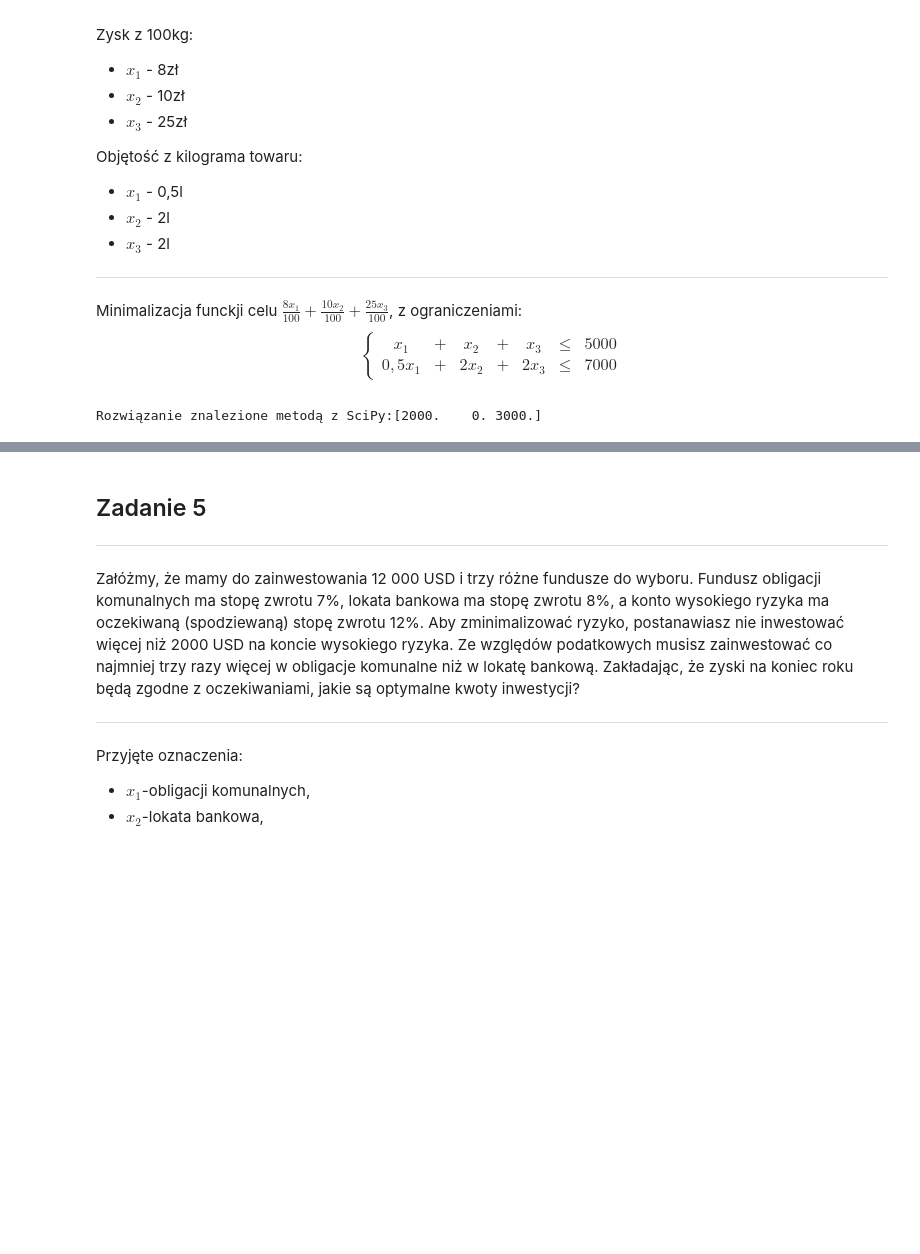
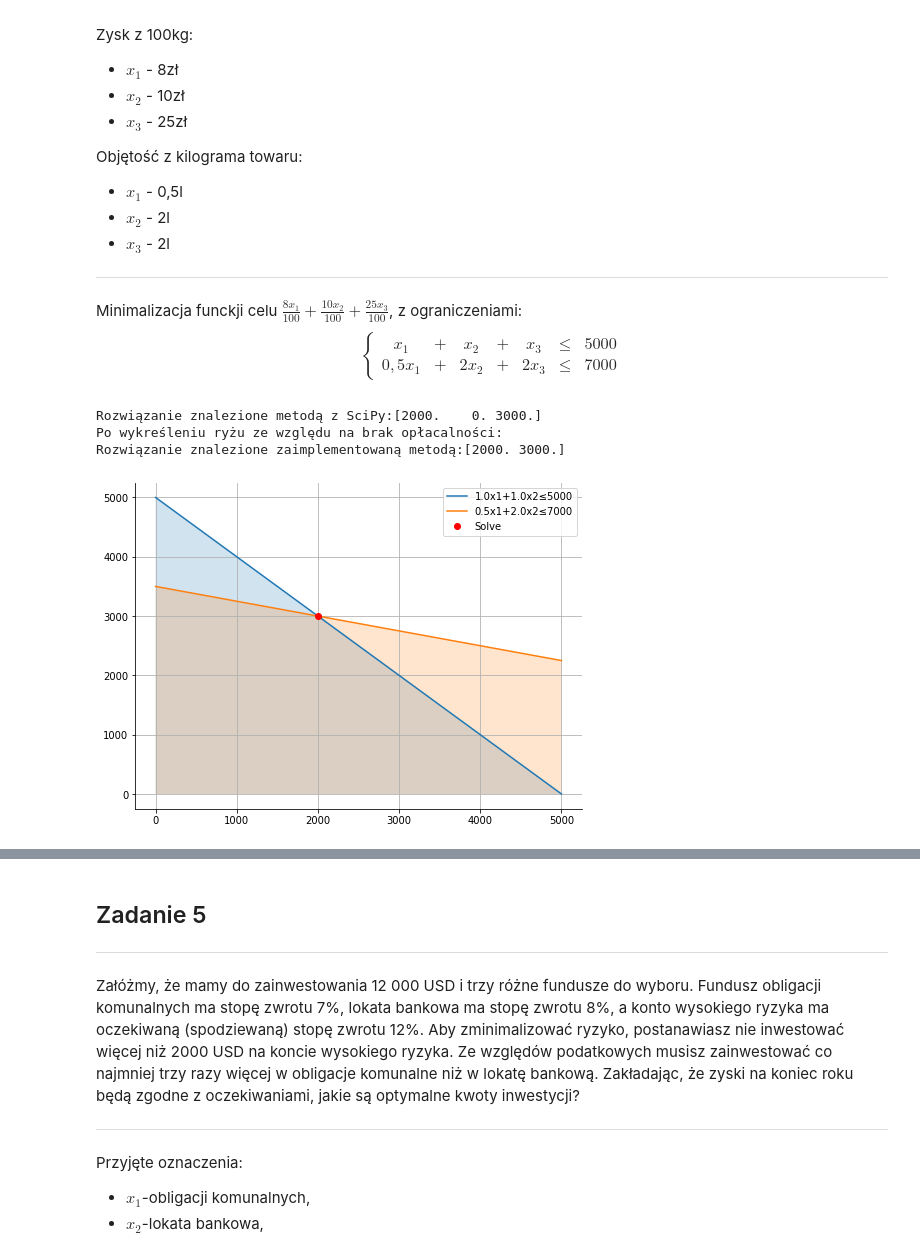
Before and after one commit to BezdzietnyAntoni/MNiO, a Jupyter notebook: List6.ipynb, the cells around one changed output, grey strips where cells are left out. Saved outputs shown, nothing was run; the diff lists cells and outputs as text; code cells hidden in the pictures; blank space fills up the shorter version.

```diff
--- a/List6.ipynb
+++ b/List6.ipynb
@@ -225,15 +267,21 @@ $$
 # %%
 A = np.array([[1,1,1],
               [0.5,2,2]])
 b = np.array([[5000],
               [7000]])
 c = np.array([-8/100, -10/100, -25/100])
 
-
-#solveSimp = SimplexV2.SimplexV2(A,b,c)
-#print(f'Rozwiązanie znalezione zaimplementowaną metodą:{solveSimp}')
-
 solveSp = sp.linprog(method='simplex', A_eq=A, b_eq=b, c=c)
 print(f'Rozwiązanie znalezione metodą z SciPy:{solveSp.x}')
+
+print(f'Po wykreśleniu ryżu ze względu na brak opłacalności:')
+A = np.concatenate((A[:,[0]],A[:,[2]]), axis=1)
+c = np.array(c[0],c[1])
+solveSimp = SimplexV2.SimplexV2(A,b,c)
+print(f'Rozwiązanie znalezione zaimplementowaną metodą:{solveSimp}')
+draw2DVisualization(A,b,solveSimp,(0,5000))
 # %% [output]
 Rozwiązanie znalezione metodą z SciPy:[2000.    0. 3000.]
+Po wykreśleniu ryżu ze względu na brak opłacalności:
+Rozwiązanie znalezione zaimplementowaną metodą:[2000. 3000.]
+[figure, added]
```
Also changed, not shown: parts of 17 cells of this notebook.
